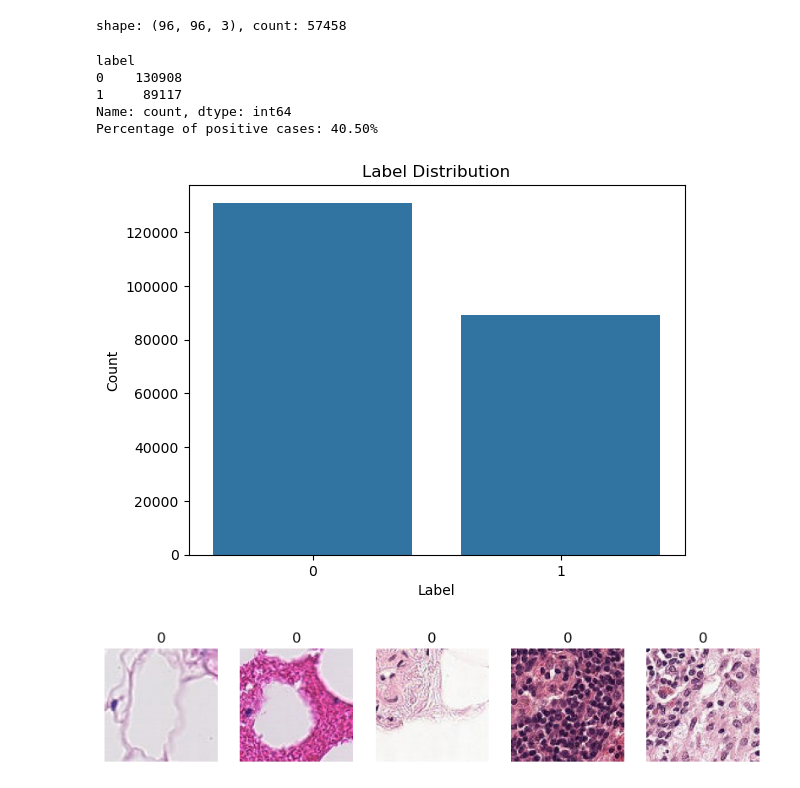
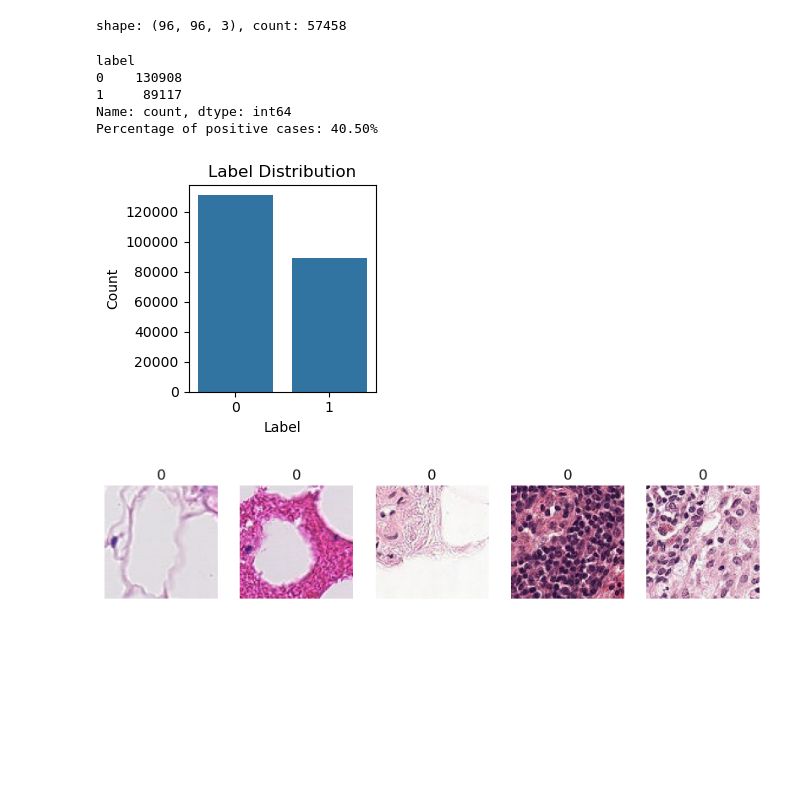
Before and after one commit to elfchildRichter/Histopathologic_Cancer_Detection, a Jupyter notebook: Cancer_Detection_CNN_subm.ipynb, the cells around one changed output. Cells and saved outputs as stored; diff of their text form; code cells hidden in the pictures; blank space fills up the shorter version.

```diff
--- a/Cancer_Detection_CNN_subm.ipynb
+++ b/Cancer_Detection_CNN_subm.ipynb
@@ -131,20 +131,23 @@ shape: (96, 96, 3), count: 57458
 # %%
 # inspect the number of images for each label
 label_counts = train_df['label'].value_counts()
 print(label_counts)
 print(f'Percentage of positive cases: {label_counts[1] / label_counts.sum() * 100:.2f}%')
+
+plt.figure(figsize=(3, 3))
 sns.barplot(x=label_counts.index, y=label_counts.values)
 plt.title('Label Distribution')
 plt.xlabel('Label')
 plt.ylabel('Count')
+plt.tight_layout()
 plt.show()
 # %% [output]
 label
 0    130908
 1     89117
 Name: count, dtype: int64
 Percentage of positive cases: 40.50%
-[figure, old version]
+[figure, new version]
 # %%
 # function of displaying random images
 def random_images_display(df, folder_path, n_images, label=None):
```
Also changed, not shown: parts of 1 cell of this notebook.
